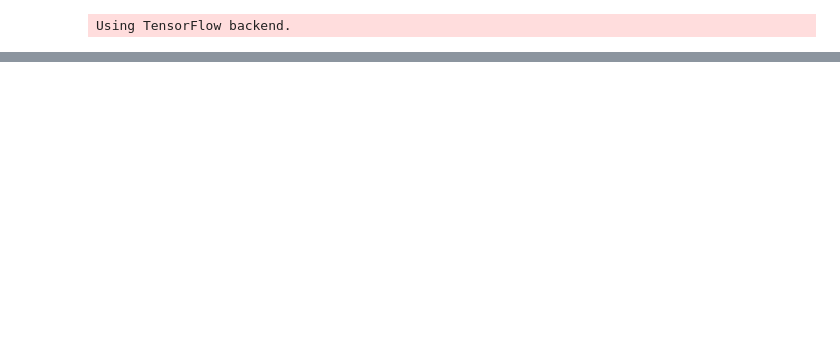
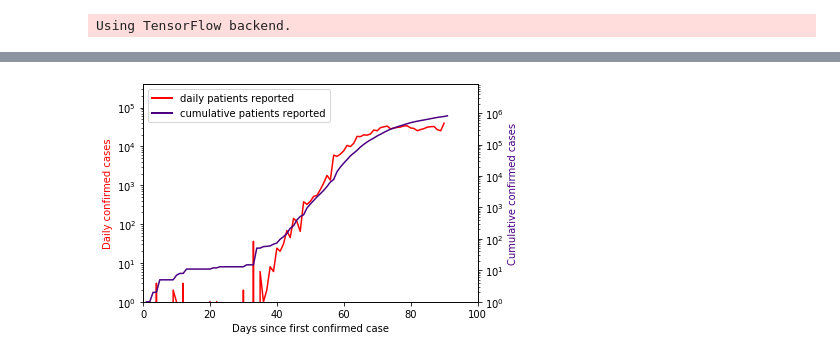
Before and after one commit to zhuowenzhao/COVID19-prediction, a Jupyter notebook: covid_slim.ipynb, the cells around one changed output, grey strips where cells are left out. Saved outputs shown, nothing was run; the diff lists cells and outputs as text; code cells hidden in the pictures; blank space fills up the shorter version.

```diff
--- a/covid_slim.ipynb
+++ b/covid_slim.ipynb
@@ -74,20 +25,0 @@ plt.legend()
-# %%
-print(hubei_pop)
-you=hubei_pop[0]
-deltas=[]
-for me in hubei_pop[1:]:
-    deltas.append(me-you)
-    you=me
-
-days=np.arange(0,len(hubei_pop),1)
-
-fig, ax1 = plt.subplots()
-ax2 = ax1.twinx()
-ax1.plot(np.arange(1,len(deltas)+1,1), deltas, 'g-')
-ax2.plot(days, hubei_pop, 'b-')
-
-ax1.set_xlabel('Days since first case')
-ax1.set_ylabel('Daily Death Rate', color='g')
-ax2.set_ylabel('Total Deaths', color='b')
-
-plt.show()
@@ -101,0 +86,36 @@ plt.show()
+# %%
+from matplotlib.patches import Patch
+from matplotlib.lines import Line2D
+
+def get_deltas(x):
+    you=x[0]
+    deltas = []
+    for me in x[1:]:
+        deltas.append(me-you)
+        you=me
+    return deltas
+
+deltas_usa=get_deltas(usa_cum)
+days_delta_usa = np.arange(1,len(deltas_usa)+1,1)
+fig, ax1 = plt.subplots()
+ax2 = ax1.twinx()
+ax1.plot(days_delta_usa, deltas_usa, color='r', linestyle='-')
+ax2.plot(days_cum_usa, usa_cum, color='indigo', linestyle='-')
+
+ax1.set_xlabel('Days since first confirmed case')
+ax1.set_ylabel('Daily confirmed cases', color='r')
+ax2.set_ylabel('Cumulative confirmed cases', color='indigo')
+ax1.set_xlim(0,max(days_cum_usa)*1.1)
+ax1.set_ylim(1,max(deltas_usa)*10)
+ax2.set_ylim(1,max(usa_cum)*10)
+ax1.set_yscale('log')
+ax2.set_yscale('log')
+
+legend_elements = [Line2D([0], [0], color='r', lw=2, label='daily patients reported'),
+                   Line2D([0], [0], color='indigo', lw=2, label='cumulative patients reported')]
+ax1.legend(handles=legend_elements, loc='upper left')
+
+fig.savefig("confirmed_usa_log.pdf", bbox_inches='tight')
+plt.show()
+# %% [output]
+[figure, added]
```
Also changed, not shown: parts of 9 cells of this notebook.
